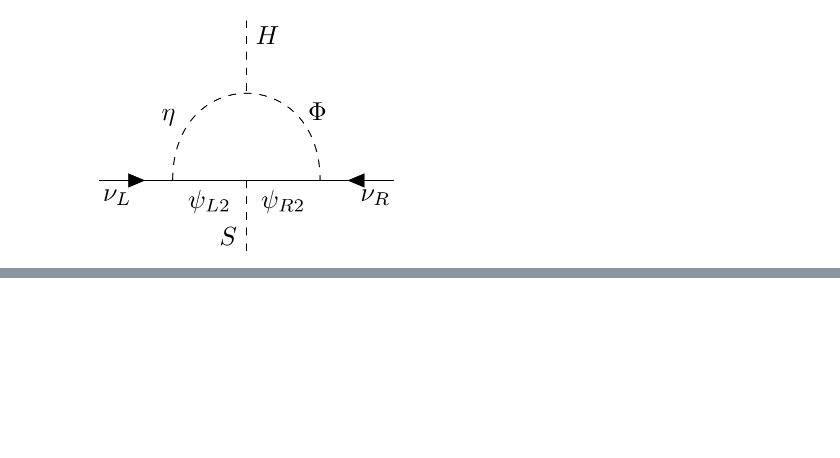
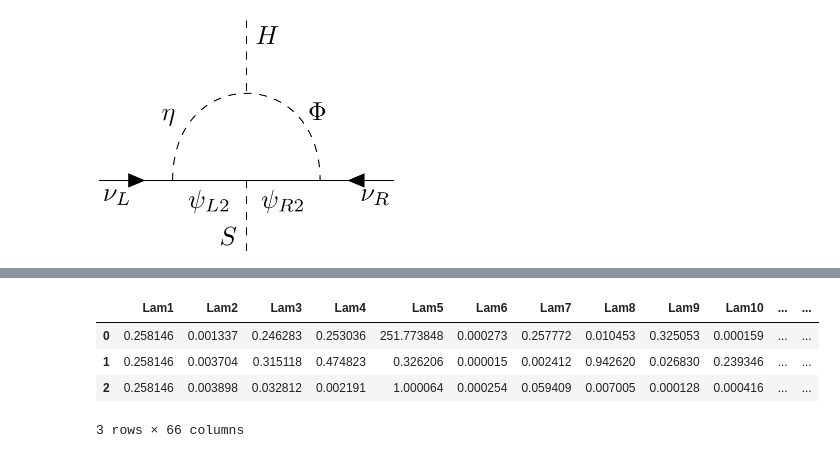
Before and after one commit to davidsuarezr/MDEO, a Jupyter notebook: Zp-decay.ipynb, the cells around one changed output, grey strips where cells are left out. Cells and saved outputs as stored; diff of their text form; code cells hidden in the pictures; blank space fills up the shorter version.

```diff
--- a/Zp-decay.ipynb
+++ b/Zp-decay.ipynb
@@ -429,40 +24,0 @@ plt.show()
-# %%
-plt.figure(figsize=(7,5))
-
-plt.loglog(xd.mXi_1, (xd.Omega2/Omega)*xd.SIN2, color='magenta', marker='o',ms=4,linestyle='', label=r'$\chi^0_1$')
-plt.loglog(xd.mXi_1, (xd.Omega2/Omega)*(xd.SIZp_Xi+xd.SIZ_Xi), color='blue', marker='.',ms=4,linestyle='', label=r'vector portal')
-#plt.loglog(xd.mXi_1, (xd.Omega2/Omega)*xd.SIscalar_xi, color='cyan', marker='.',ms=2,linestyle='', label=r'Scalar')
-
-#plt.loglog(xDM.mXi_1, (xDM.Omega2/Omega)*xDM.SIN2, color='black', marker='.',ms=1,linestyle='', label=r'$\Omega h^2=0.12$')
-
-#XENON1T
-n=np.arange(10,490)
-plt.loglog(n,XENONnT(n)*1e+36,'r-',lw=2,label='XENONnT-2023')
-
-#plt LZ
-n=np.arange(10,2000)
-plt.semilogy(n,LZSI(n)*1e+36,color='darkgreen',linestyle='--',lw=3,label='LZ')
-
-#Neutrino coherent scattering
-n=np.arange(1,5.e+3,2)
-plt.loglog(n,NCS(n),color='grey',lw=1.0,label='')
-back=[]
-for i in range(0,len(n)):
-    m = NCS(n[i])
-    back.append(m)
-back=np.asarray(back)
-plt.fill_between(n,1.e-38,back,facecolor='yellow',alpha=0.4,label='NCS')
-
-# DARWIN SI
-n=np.arange(6,5000)
-plt.loglog(n,DARSI(n)*1e+36,color='green',linestyle='-.',lw=2,label='DARWIN')
-
-plt.xlabel(r'$m_{\chi_1^0}$(GeV)',size=16)
-plt.ylabel(r'$\chi_1^0\times\sigma_N^{SI}$(pb)',size=16)
-plt.legend(prop={'size':10},loc='best')
-plt.xlim(1e1,5e3)
-plt.ylim(1e-32,1e-5)
-
-plt.tight_layout()
-#plt.savefig('plots/SI-xi.pdf')
-plt.show()
@@ -775,0 +224,8 @@ plt.show()
+# %%
+xd[:3]
+# %% [output]
+|  | Lam1 | Lam2 | Lam3 | Lam4 | Lam5 | Lam6 | Lam7 | Lam8 | Lam9 | Lam10 | ... | ... |
+| 0 | 0.258146 | 0.001337 | 0.246283 | 0.253036 | 251.773848 | 0.000273 | 0.257772 | 0.010453 | 0.325053 | 0.000159 | ... | ... |
+| 1 | 0.258146 | 0.003704 | 0.315118 | 0.474823 | 0.326206 | 0.000015 | 0.002412 | 0.942620 | 0.026830 | 0.239346 | ... | ... |
+| 2 | 0.258146 | 0.003898 | 0.032812 | 0.002191 | 1.000064 | 0.000254 | 0.059409 | 0.007005 | 0.000128 | 0.000416 | ... | ... |
+3 rows × 66 columns
```
Also changed, not shown: parts of 71 cells of this notebook.
